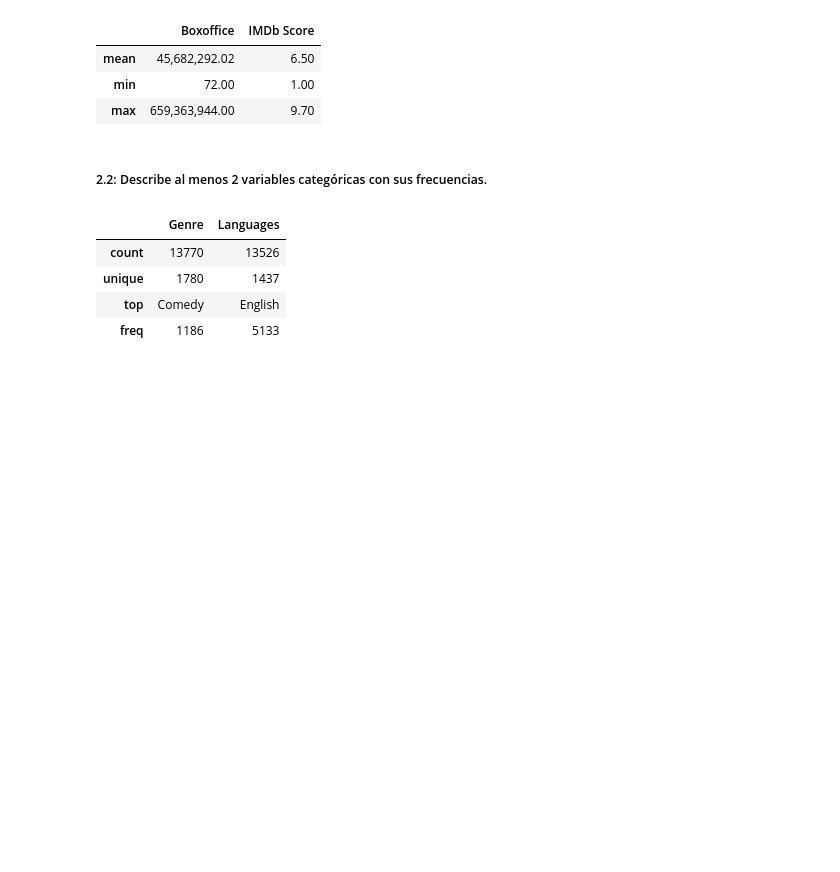
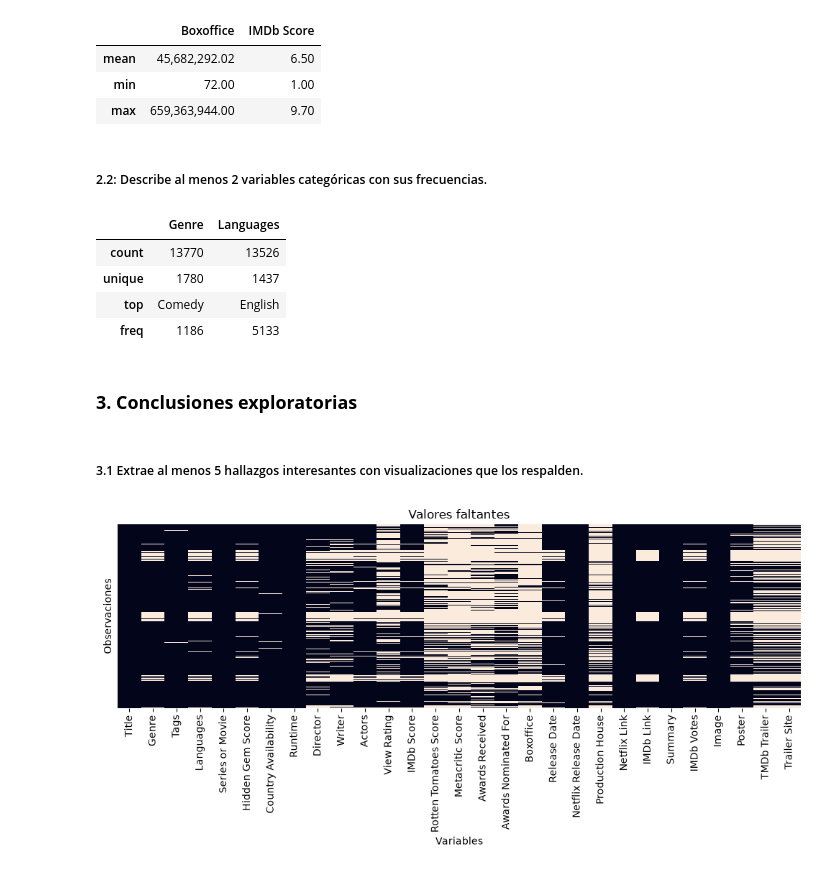
Before and after one commit to yagohuerta7-y/Diplomado-Tecnicas-Estadisticas-y-Mineria-de-Datos, a Jupyter notebook: Unidad_3/Tarea/Codigo/Practica_Integradora/practica_integradora.ipynb, the cells around one changed output. Saved outputs shown, nothing was run; the diff lists cells and outputs as text; code cells hidden in the pictures; blank space fills up the shorter version.

```diff
--- a/Unidad_3/Tarea/Codigo/Practica_Integradora/practica_integradora.ipynb
+++ b/Unidad_3/Tarea/Codigo/Practica_Integradora/practica_integradora.ipynb
@@ -169,3 +172,26 @@ df[["Genre", "Languages"]].describe()
 | unique | 1780 | 1437 |
 | top | Comedy | English |
 | freq | 1186 | 5133 |
+# %% [markdown]
+### **3. Conclusiones exploratorias**
+# %% [markdown]
+##### 3.1 Extrae al menos 5 hallazgos interesantes con visualizaciones que los respalden.
+# %%
+# Basandome en su ejemplo profe, quiero ver la cantidad de valores faltantes en el dataset, para ver si es necesario hacer un tratamiento de datos faltantes.
+
+plt.figure(figsize=(10, 5))
+
+sns.heatmap(
+    df.isna(),
+    cbar=False,
+    yticklabels=False
+)
+
+plt.title("Valores faltantes")
+plt.xlabel("Variables")
+plt.ylabel("Observaciones")
+
+plt.tight_layout()
+plt.show()
+# %% [output]
+[figure, added]
```
Also changed, not shown: parts of 6 cells of this notebook, 1 other file.
